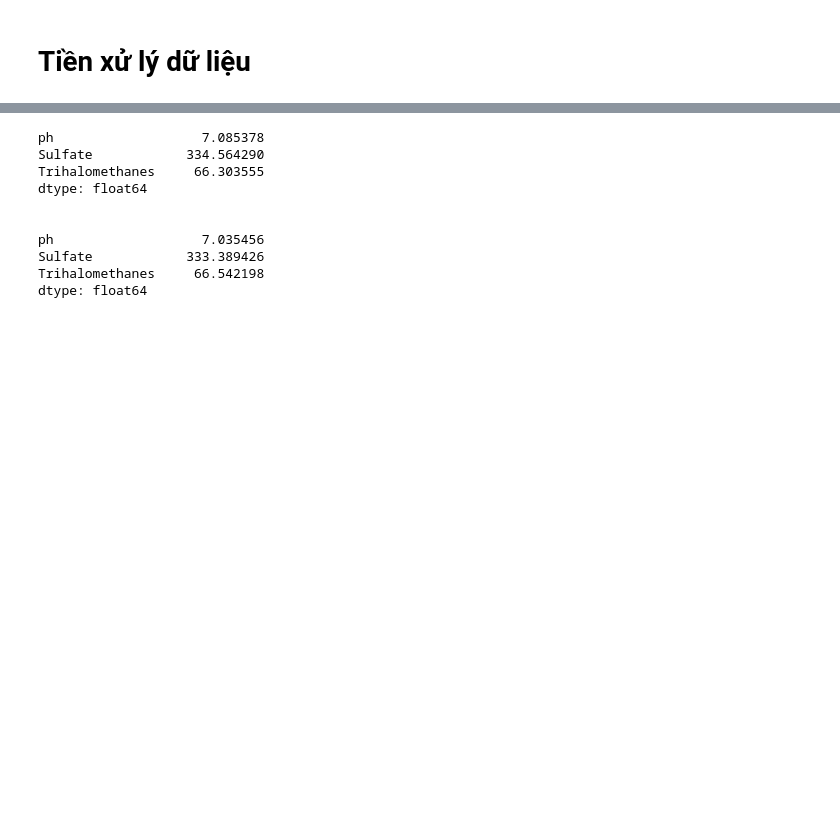
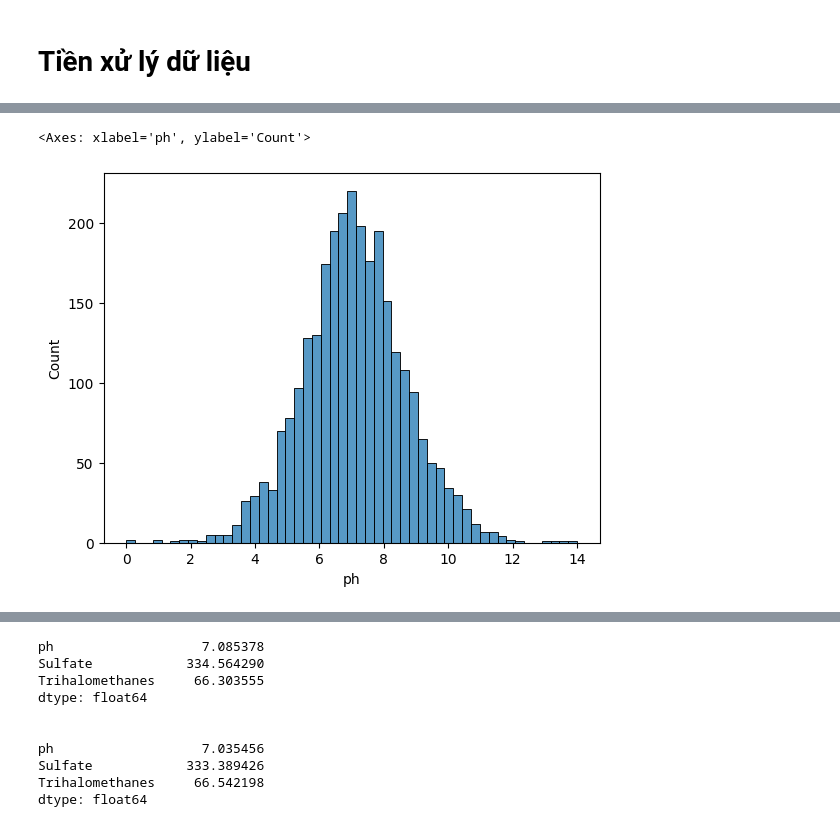
Before and after one commit to A47126/BT-Machine-Learning-Group-7, a Jupyter notebook: water_pota_no_plot.ipynb, the cells around one changed output, grey strips where cells are left out. Cells and saved outputs as stored; diff of their text form; code cells hidden in the pictures; blank space fills up the shorter version.

```diff
--- a/water_pota_no_plot.ipynb
+++ b/water_pota_no_plot.ipynb
@@ -111,0 +157,5 @@ df[df['Potability'] == 1].describe().T
+# %%
+sns.histplot(df['ph'])
+# %% [output]
+<Axes: xlabel='ph', ylabel='Count'>
+[figure, added]
```
Also changed, not shown: parts of 37 cells of this notebook.
